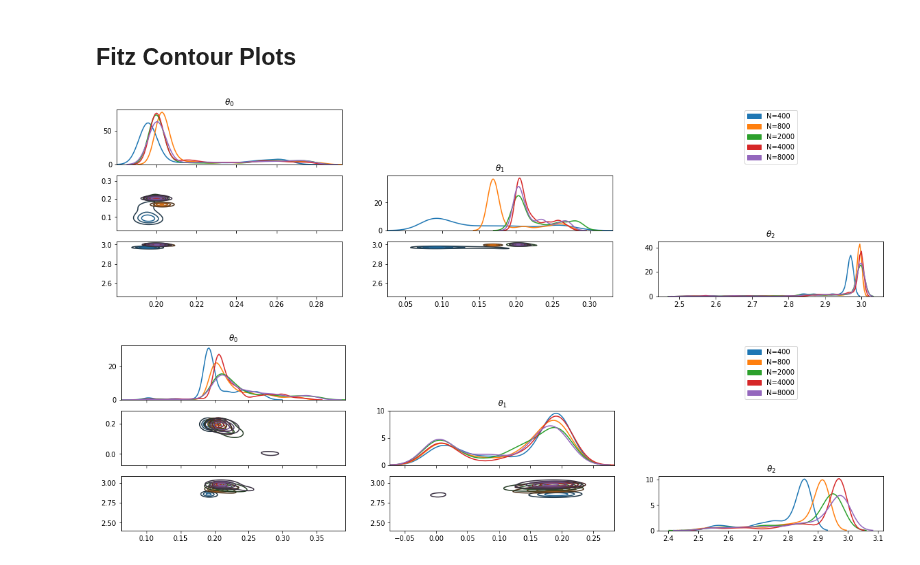
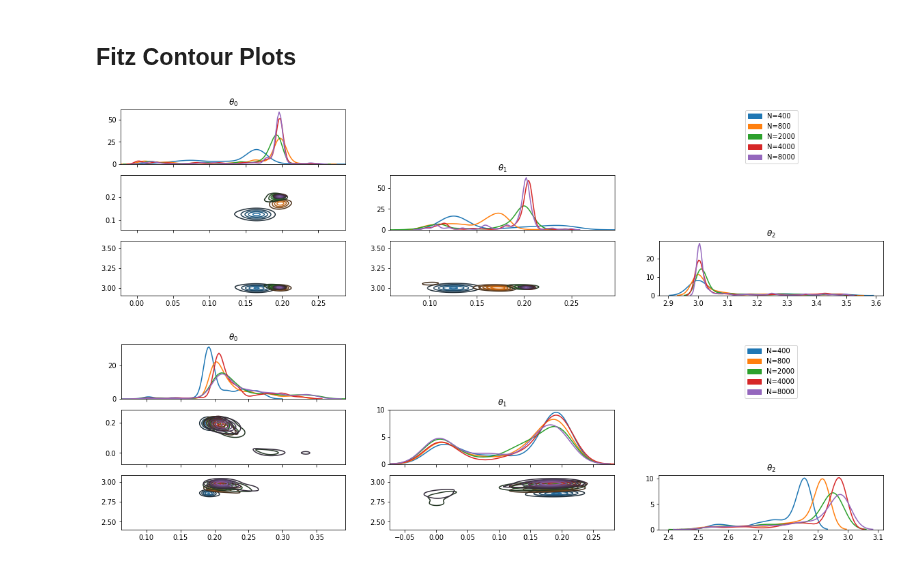
Before and after one commit to mlysy/rodeo-legacy, a Jupyter notebook: cython/KalmanODE.ipynb, the cells around one changed output. Saved outputs shown, nothing was run; the diff lists cells and outputs as text; code cells hidden in the pictures.

Commit message:
Updated fitz graph

```diff
--- a/cython/KalmanODE.ipynb
+++ b/cython/KalmanODE.ipynb
@@ -204,8 +204,8 @@ n_eval = 400
 # The rest of the parameters can be tuned according to ODE
 # For this problem, we will use
 n_var = 2
-tau = [10]*n_var
-sigma = [.001]*n_var
+tau = [50]*n_var
+sigma = [.1]*n_var
 
 # Initial value, a, for the IVP
 theta_true = np.array([0.2, 0.2, 3]) # True theta
@@ -226,7 +226,7 @@ X_t = odeint(fitz0, X0, tseq, args=(theta_true,)) # generate ODE
 X_t = X_t[1:,:] # throw out first row, as Conrad’s example uses tau = 1, 2, …, 40
 Y_t = X_t + np.random.default_rng().normal(0.0, gamma, X_t.shape) # ODE + noise
 # %%
-theta0 = np.array([0.1, 0.1, 2.6]) # Initial theta
+theta0 = np.array([0.25, 0.25, 2.6]) # Initial theta
 theta_true = np.array([.2, .2, 3]) # True theta
 n_theta = len(theta0)
 theta_sd = np.ones(n_theta) # lognormal theta variance
@@ -238,7 +238,7 @@ n_samples = 500
 # Initialize Fitz class and get MCMC posterior
 fitz = Fitz(n_state1, n_state2, n_state, n_meas)
 Theta = fitz.mwg(n_samples, Y_t, start_ind, tmin, tmax, n_eval, w_mat, x0, theta0,
-                 theta_true, theta_sd, gamma, tau, sigma, rwsd)
+                 theta_true, theta_sd, gamma, tau, sigma, rwsd, 1)
 # %%
 n_samples = 10000
 fitz = Fitz(n_state1, n_state2, n_state, n_meas)
@@ -246,14 +246,14 @@ kalman_fitz_cy2 = %timeit -o -n1 -r1 _=  \
 fitz.mwg(n_samples, Y_t[:, [0, 3]], tmin, tmax, n_eval, w_mat, x0, theta0, theta_true, theta_sd, gamma, tau, sigma, rwsd)
 # %%
 n_runs = 10
-n_eval = 800
+n_eval = 400
 kfitz_Xt = np.zeros((n_runs, n_eval+1, 2))
 fitz = Fitz(n_state1, n_state2, n_state, n_meas)
 fig, axs = plt.subplots(1, 2, figsize=(20, 5))
 tseq = np.linspace(tmin, tmax, n_eval+1)
 ofitz_Xt = odeint(fitz0, [-1, 1], tseq, args=(theta_true,))
 for i in range(10):
-    _, X_t = fitz.simulate(tmin, tmax, n_eval, x0, theta_true, tau, sigma, w_mat, gamma, .1)
+    _, X_t = fitz.simulate(tmin, tmax, n_eval, x0, theta_true, tau, sigma, w_mat, gamma, 1)
     kfitz_Xt[i] = X_t[:, [0, 3]]
     for j in range(2):
         axs[j].plot(tseq, kfitz_Xt[i, :, j])
@@ -268,18 +270,18 @@ n_h = len(h)
 h_eval = 40/h # Step size
 h_eval = h_eval.astype(int)
 # %%
-theta0 = np.array([.25, .25, 2.5])
+theta0 = np.array([.25, .25, 3.5])
 theta_true = np.array([.2, .2, 3.])
 n_theta = len(theta0)
 theta_sd = np.ones(n_theta) # lognormal theta variance
-rwsd = np.array([.001, .001, .01])
-n_samples = 1000
-fitz_theta = np.zeros((n_h, n_samples, n_theta))
+rwsd = np.array([.01, .01, .01])
+n_samples = 500
+#fitz_theta2 = np.zeros((n_h, n_samples, n_theta))
 fitz = Fitz(n_state1, n_state2, n_state, n_meas)
-for i in range(n_h):
+for i in range(3,4):
     start_ind = int(1/h[i])
     Theta = fitz.mwg(n_samples, Y_t, start_ind, tmin, tmax, h_eval[i], w_mat, x0, theta0,
-                     theta_true, theta_sd, gamma, tau, sigma, rwsd)
+                     theta_true, theta_sd, gamma, tau, sigma, rwsd, 1)
     fitz_theta[i] = Theta
 # %%
 theta0 = np.array([.1, .1, 2.5])
@@ -293,10 +295,10 @@ for i in range(n_h):
                              theta_true, theta_sd, gamma, rwsd)
     fitz_det_theta[i] = Theta_det
 # %%
-theta_plot(fitz_theta, h_eval, 4)
+theta_plot(fitz_theta, h_eval, 5, True)
 # %% [output]
-[figure, old version]
+[figure, new version]
 # %%
-theta_plot(fitz_det_theta, h_eval, 4)
+theta_plot(fitz_det_theta, h_eval, 4, True)
 # %% [output]
-[figure, old version]
+[figure, new version]
```
Also changed, not shown: parts of 1 cell of this notebook, 7 other files.
